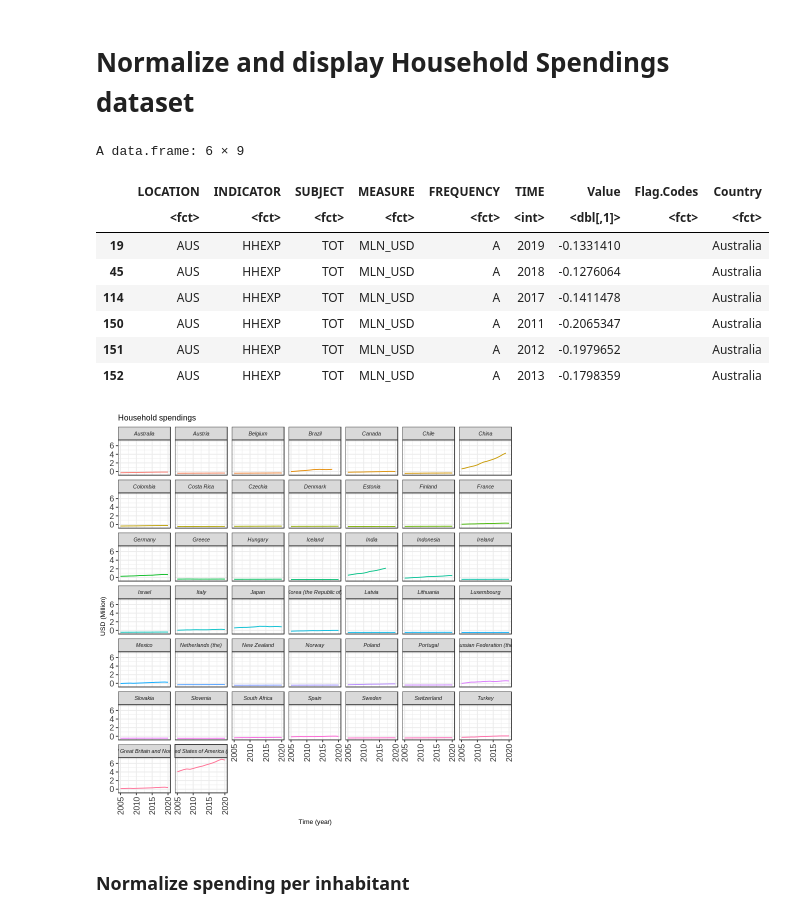
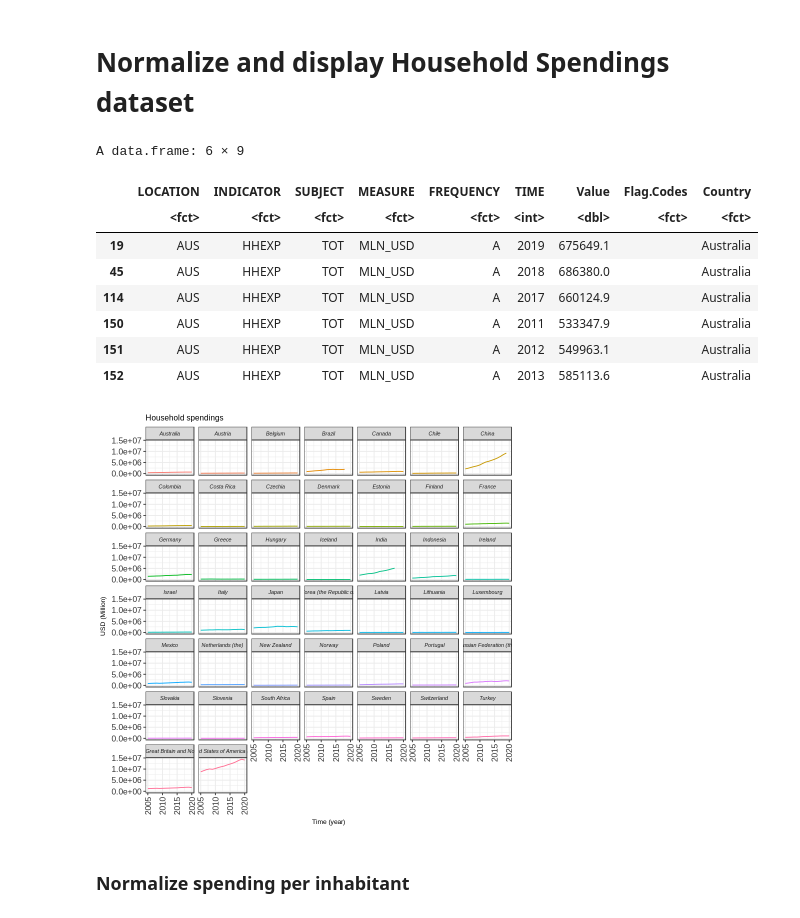
Before and after one commit to patdring/NewAppMarkets, a Jupyter notebook: CS_Fallstudie.ipynb, the cells around one changed output. Saved outputs shown, nothing was run; the diff lists cells and outputs as text; code cells hidden in the pictures.

```diff
--- a/CS_Fallstudie.ipynb
+++ b/CS_Fallstudie.ipynb
@@ -68,6 +68,9 @@ df_country_codes <- subset(df_country_codes, select=c(Country,LOCATION))
 # merge dataframes for actual country names
 df_internet_access <- merge(df_internet_access, df_country_codes,by=c("LOCATION"))
 df_household_spendings <- merge(df_household_spendings, df_country_codes,by=c("LOCATION"))
+
+df_internet_access <- subset(df_internet_access, TIME >= 2005)
+df_household_spendings <- subset(df_household_spendings, TIME >= 2005)
 # %%
 head(df_internet_access)
 # %% [output]
@@ -118,37 +121,37 @@ ggplot(data = df_internet_access, mapping = aes(x = TIME, y = Value, color = Cou
 # %%
 df_household_spendings <- df_household_spendings[lapply(df_household_spendings,length)>0]
 df_household_spendings <- subset(df_household_spendings, MEASURE == 'MLN_USD')
 df_household_spendings <- subset(df_household_spendings, SUBJECT == 'TOT')
 df_household_spendings <- subset(df_household_spendings, TIME >= 2005)
 df_household_spendings <- subset(df_household_spendings, LOCATION != 'EU' & LOCATION != 'EA')
 
 
-df_household_spendings$Value <- scale(df_household_spendings$Value, center = TRUE, scale = TRUE)
+#df_household_spendings$Value <- scale(df_household_spendings$Value, center = TRUE, scale = TRUE)
 head(df_household_spendings)
 
 ggplot(data = df_household_spendings, mapping = aes(x = TIME, y = Value, color = Country)) +
     geom_line() +
     facet_wrap(vars(Country)) +
     labs(title = "Household spendings",
         x = "Time (year)",
         y = "USD (Million)") +
     theme_bw() +
     theme(axis.text.x = element_text(colour = "grey20", size = 10, angle = 90, hjust = 0.5, vjust = 0.5),
                         axis.text.y = element_text(colour = "grey20", size = 10),
                         strip.text = element_text(face = "italic"),
                         text = element_text(size = 8)) +
     theme(legend.position = "none")
 # %% [output]
 A data.frame: 6 × 9
 |  | LOCATION | INDICATOR | SUBJECT | MEASURE | FREQUENCY | TIME | Value | Flag.Codes | Country |
-|  | <fct> | <fct> | <fct> | <fct> | <fct> | <int> | <dbl[,1]> | <fct> | <fct> |
-| 19 | AUS | HHEXP | TOT | MLN_USD | A | 2019 | -0.1331410 |  | Australia |
-| 45 | AUS | HHEXP | TOT | MLN_USD | A | 2018 | -0.1276064 |  | Australia |
-| 114 | AUS | HHEXP | TOT | MLN_USD | A | 2017 | -0.1411478 |  | Australia |
-| 150 | AUS | HHEXP | TOT | MLN_USD | A | 2011 | -0.2065347 |  | Australia |
-| 151 | AUS | HHEXP | TOT | MLN_USD | A | 2012 | -0.1979652 |  | Australia |
-| 152 | AUS | HHEXP | TOT | MLN_USD | A | 2013 | -0.1798359 |  | Australia |
+|  | <fct> | <fct> | <fct> | <fct> | <fct> | <int> | <dbl> | <fct> | <fct> |
+| 19 | AUS | HHEXP | TOT | MLN_USD | A | 2019 | 675649.1 |  | Australia |
+| 45 | AUS | HHEXP | TOT | MLN_USD | A | 2018 | 686380.0 |  | Australia |
+| 114 | AUS | HHEXP | TOT | MLN_USD | A | 2017 | 660124.9 |  | Australia |
+| 150 | AUS | HHEXP | TOT | MLN_USD | A | 2011 | 533347.9 |  | Australia |
+| 151 | AUS | HHEXP | TOT | MLN_USD | A | 2012 | 549963.1 |  | Australia |
+| 152 | AUS | HHEXP | TOT | MLN_USD | A | 2013 | 585113.6 |  | Australia |
-[figure, old version]
+[figure, new version]
 # %% [markdown]
 ### Normalize spending per inhabitant
 # %%
```
Also changed, not shown: parts of 7 cells of this notebook.
